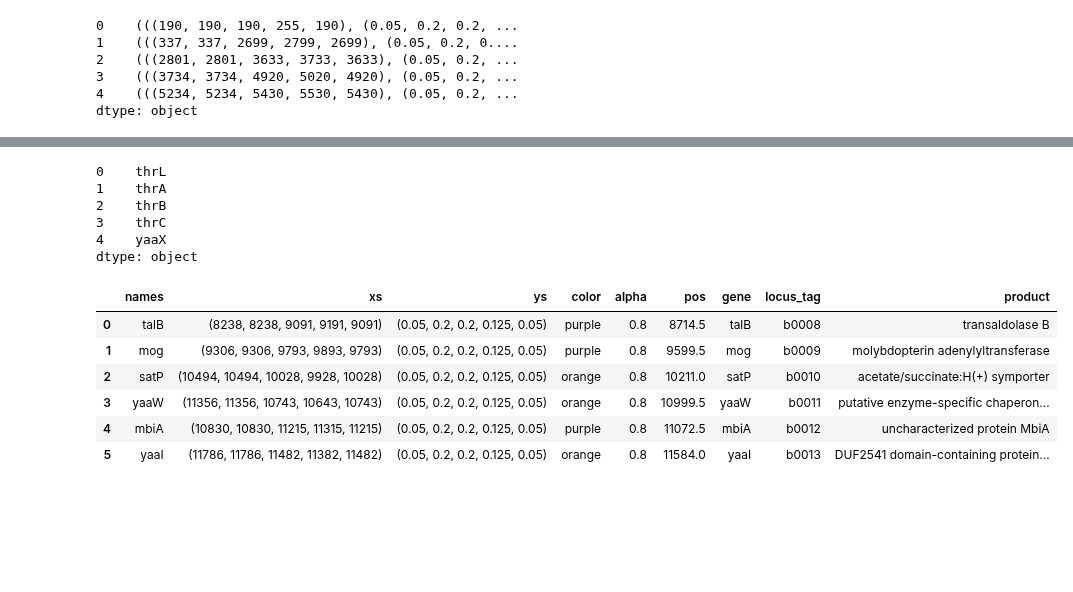
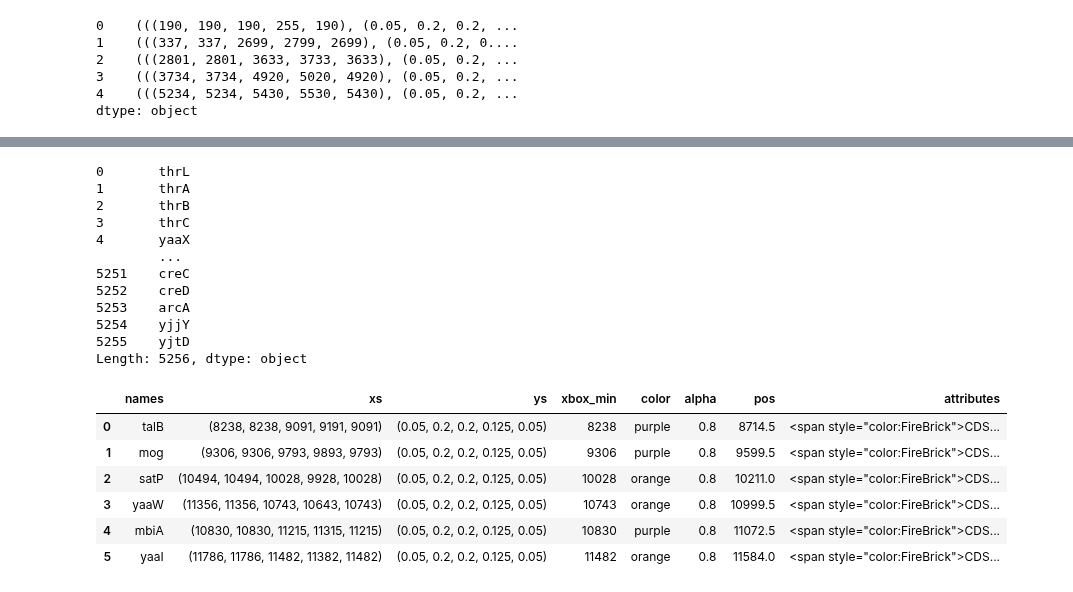
Before and after one commit to dbikard/genomenotebook, a Jupyter notebook: nbs/API/02_glyphs.ipynb, the cells around one changed output, grey strips where cells are left out. Cells and saved outputs as stored; diff of their text form; code cells hidden in the pictures; blank space fills up the shorter version.

Commit message:
refactored feature_name

```diff
--- a/nbs/API/02_glyphs.ipynb
+++ b/nbs/API/02_glyphs.ipynb
@@ -50,3 +48,8 @@ import html
 # %%
 #| export
 from collections import defaultdict
+# %%
+#| export
+#| hide
+default_types=["CDS", "repeat_region", "ncRNA", "rRNA", "tRNA"]
+default_attributes=defaultdict(lambda: ["gene", "locus_tag", "product"])
@@ -114,6 +122,7 @@ class Glyph:
                  colors: tuple = ("purple","orange"), # can be a single color or a tuple of two colors, one for each strand
                  alpha: float = 0.8, #transparency
                  show_name: bool = True, #
+                 name_attr: str = default_attributes["CDS"][0], # default attribute to use as the name of the feature to be displayed
                  height: float = 1,  #height of the feature relative to other features (between 0 and 1)
                  ):
         """A class used to define the different types of glyphs shown for different feature types."""
@@ -126,6 +135,7 @@ class Glyph:
         assert alpha>=0 and alpha <=1
         self.alpha=alpha
         self.show_name=show_name
+        self.name_attr=name_attr
         assert height>0 and height<=1
         self.height=height
 
@@ -151,7 +161,7 @@ class Glyph:
         return copy.deepcopy(self)
 
     def __repr__(self) -> str:
-        attributes = ["glyph_type","colors","height","alpha","show_name"]
+        attributes = ["glyph_type","colors","height","alpha","show_name","name_attr"]
         r=f"Glyph object with attributes:\n"
         for attr in attributes:
             r+=f"\t{attr}: {getattr(self, attr)}\n"
@@ -244,0 +261,11 @@ def get_tooltip(feature, attributes, wrap=50):
+# %%
+#| export
+def get_feature_name(row, glyphs_dict=default_glyphs):
+    """ For each row of features DataFrame uses the Glyph object provided in the glyphs_dict to know which attribute to use as the name"""
+    if glyphs_dict[row["type"]].name_attr in row.attributes:
+        if glyphs_dict[row.type].show_name:
+            return row.attributes[glyphs_dict[row.type].name_attr]
+    elif len(row.attributes) > 0:
+            return next(iter(row.attributes.values()))
+
+    return ""
@@ -245,20 +281,25 @@ def get_tooltip(feature, attributes, wrap=50):
 # %%
-features.head().apply(get_feature_name,name="gene",glyphs_dict=default_glyphs, axis=1)
+features.apply(get_feature_name, glyphs_dict=default_glyphs, axis=1)
 # %% [output]
-0    thrL
-1    thrA
-2    thrB
-3    thrC
-4    yaaX
-dtype: object
+0       thrL
+1       thrA
+2       thrB
+3       thrC
+4       yaaX
+        ...
+5251    creC
+5252    creD
+5253    arcA
+5254    yjjY
+5255    yjtD
+Length: 5256, dtype: object
 # %%
 #| export
 def get_feature_patches(features: pd.DataFrame, #DataFrame of the features
                         left: int, #left limit
                         right: int, #right limit
                         glyphs_dict: dict, #a dictionary of glyphs to use for each feature type
-                        attributes: list = default_attributes, #list of attributes to display when hovering
-                        name: str = default_attributes[0], #attribute to be displayed as the feature name
+                        attributes: dict = default_attributes, #dictionary with feature type as keys and a list of attributes to display when hovering as values
                         feature_height: float = 0.15, #fraction of the annotation track height occupied by the features
                         color_attribute: str =  None
                        )->pd.DataFrame:
@@ -271,9 +312,8 @@ def get_feature_patches(features: pd.DataFrame, #DataFrame of the features
         colors = []
         xs, ys = [], []
 
-    names=list(features.apply(lambda row: row["name"] if glyphs_dict[row.type].show_name else "",
-                             axis=1)
-              )
+    names=list(features.apply(get_feature_name,glyphs_dict=default_glyphs, axis=1)
+               )
 
     tooltips=list(features.apply(lambda row: get_tooltip(row, attributes),
                              axis=1)
@@ -291,15 +331,15 @@ def get_feature_patches(features: pd.DataFrame, #DataFrame of the features
 
     return pd.DataFrame(out)
 # %%
-get_feature_patches(features,8000,12000, glyphs_dict=default_glyphs, name="gene")
+get_feature_patches(features,8000,12000, glyphs_dict=default_glyphs)
 # %% [output]
-|  | names | xs | ys | color | alpha | pos | gene | locus_tag | product |
-| 0 | talB | (8238, 8238, 9091, 9191, 9091) | (0.05, 0.2, 0.2, 0.125, 0.05) | purple | 0.8 | 8714.5 | talB | b0008 | transaldolase B |
-| 1 | mog | (9306, 9306, 9793, 9893, 9793) | (0.05, 0.2, 0.2, 0.125, 0.05) | purple | 0.8 | 9599.5 | mog | b0009 | molybdopterin adenylyltransferase |
-| 2 | satP | (10494, 10494, 10028, 9928, 10028) | (0.05, 0.2, 0.2, 0.125, 0.05) | orange | 0.8 | 10211.0 | satP | b0010 | acetate/succinate:H(+) symporter |
-| 3 | yaaW | (11356, 11356, 10743, 10643, 10743) | (0.05, 0.2, 0.2, 0.125, 0.05) | orange | 0.8 | 10999.5 | yaaW | b0011 | putative enzyme-specific chaperon... |
-| 4 | mbiA | (10830, 10830, 11215, 11315, 11215) | (0.05, 0.2, 0.2, 0.125, 0.05) | purple | 0.8 | 11072.5 | mbiA | b0012 | uncharacterized protein MbiA |
-| 5 | yaaI | (11786, 11786, 11482, 11382, 11482) | (0.05, 0.2, 0.2, 0.125, 0.05) | orange | 0.8 | 11584.0 | yaaI | b0013 | DUF2541 domain-containing protein... |
+|  | names | xs | ys | xbox_min | color | alpha | pos | attributes |
+| 0 | talB | (8238, 8238, 9091, 9191, 9091) | (0.05, 0.2, 0.2, 0.125, 0.05) | 8238 | purple | 0.8 | 8714.5 | <span style="color:FireBrick">CDS... |
+| 1 | mog | (9306, 9306, 9793, 9893, 9793) | (0.05, 0.2, 0.2, 0.125, 0.05) | 9306 | purple | 0.8 | 9599.5 | <span style="color:FireBrick">CDS... |
+| 2 | satP | (10494, 10494, 10028, 9928, 10028) | (0.05, 0.2, 0.2, 0.125, 0.05) | 10028 | orange | 0.8 | 10211.0 | <span style="color:FireBrick">CDS... |
+| 3 | yaaW | (11356, 11356, 10743, 10643, 10743) | (0.05, 0.2, 0.2, 0.125, 0.05) | 10743 | orange | 0.8 | 10999.5 | <span style="color:FireBrick">CDS... |
+| 4 | mbiA | (10830, 10830, 11215, 11315, 11215) | (0.05, 0.2, 0.2, 0.125, 0.05) | 10830 | purple | 0.8 | 11072.5 | <span style="color:FireBrick">CDS... |
+| 5 | yaaI | (11786, 11786, 11482, 11382, 11482) | (0.05, 0.2, 0.2, 0.125, 0.05) | 11482 | orange | 0.8 | 11584.0 | <span style="color:FireBrick">CDS... |
 # %%
 #| hide
 import nbdev; nbdev.nbdev_export()
```
Also changed, not shown: parts of 7 cells of this notebook, 6 other files.
